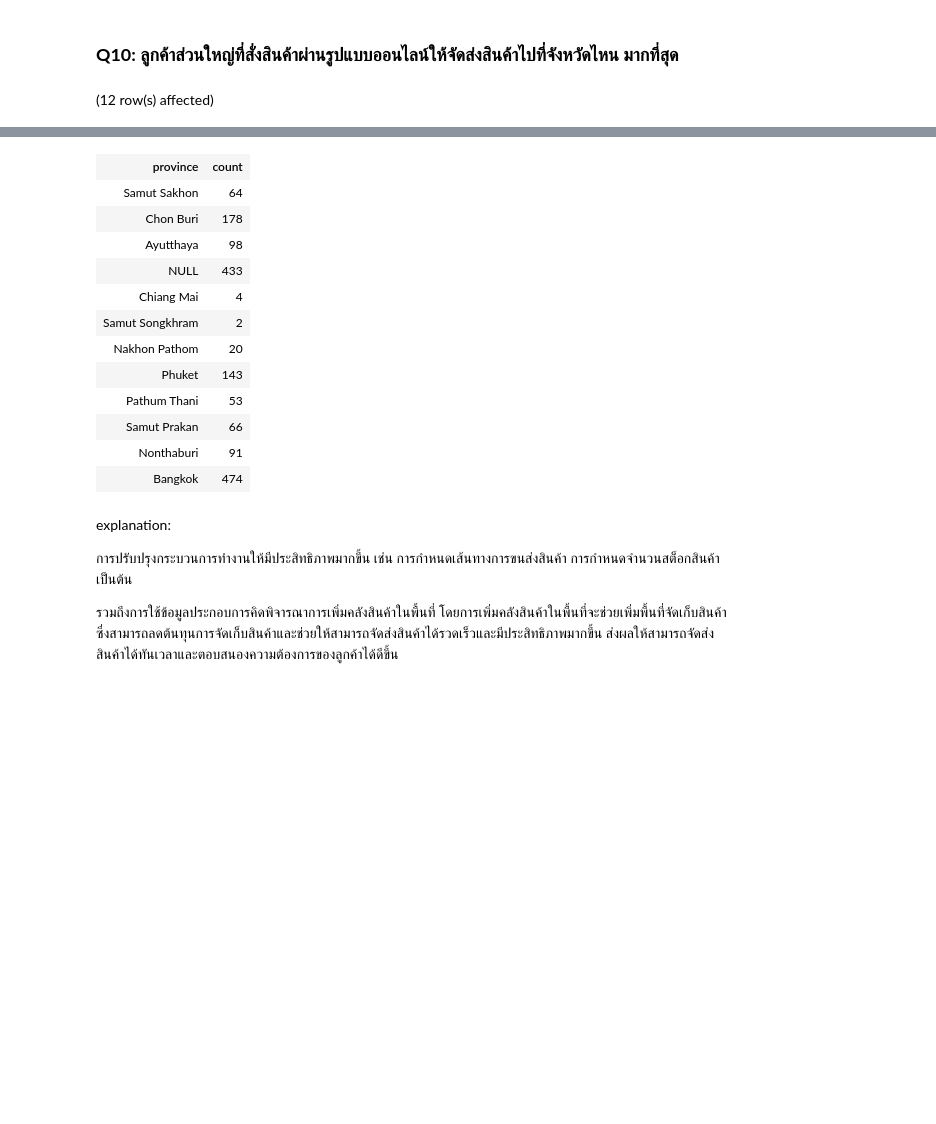
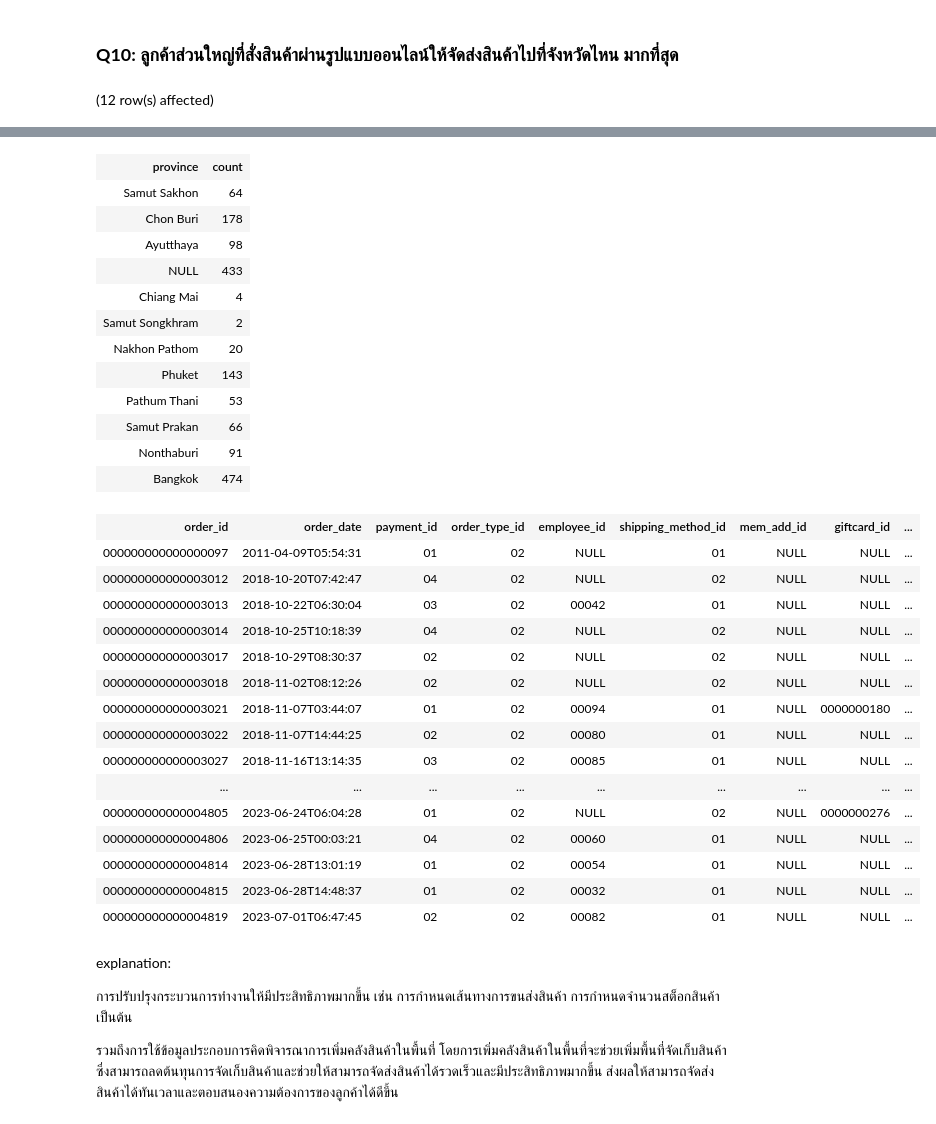
Before and after one commit to punnnnnnnnn/DB-IKEA, a Jupyter notebook: report-db-ikea-hk.ipynb, the cells around one changed output, grey strips where cells are left out. Saved outputs shown, nothing was run; the diff lists cells and outputs as text; code cells hidden in the pictures; blank space fills up the shorter version.

```diff
--- a/report-db-ikea-hk.ipynb
+++ b/report-db-ikea-hk.ipynb
@@ -535,5 +527,9 @@ LEFT JOIN public."Address" a ON a."address_id" = ma."address_id"
 WHERE o."order_type_id" = '02'
     --AND o.mem_add_id IS NULL
 GROUP BY a."province";
+
+SELECT * FROM public."Order"
+WHERE order_type_id = '02'
+    AND mem_add_id IS NULL
 # %% [output]
 (12 row(s) affected)
@@ -541,16 +538,32 @@ Total execution time: 00:00:00.003
 | province | count |
 | Samut Sakhon | 64 |
 | Chon Buri | 178 |
 | Ayutthaya | 98 |
 | NULL | 433 |
 | Chiang Mai | 4 |
 | Samut Songkhram | 2 |
 | Nakhon Pathom | 20 |
 | Phuket | 143 |
 | Pathum Thani | 53 |
 | Samut Prakan | 66 |
 | Nonthaburi | 91 |
 | Bangkok | 474 |
+| order_id | order_date | payment_id | order_type_id | employee_id | shipping_method_id | mem_add_id | giftcard_id | ... |
+| 000000000000000097 | 2011-04-09T05:54:31 | 01 | 02 | NULL | 01 | NULL | NULL | ... |
+| 000000000000003012 | 2018-10-20T07:42:47 | 04 | 02 | NULL | 02 | NULL | NULL | ... |
+| 000000000000003013 | 2018-10-22T06:30:04 | 03 | 02 | 00042 | 01 | NULL | NULL | ... |
+| 000000000000003014 | 2018-10-25T10:18:39 | 04 | 02 | NULL | 02 | NULL | NULL | ... |
+| 000000000000003017 | 2018-10-29T08:30:37 | 02 | 02 | NULL | 02 | NULL | NULL | ... |
+| 000000000000003018 | 2018-11-02T08:12:26 | 02 | 02 | NULL | 02 | NULL | NULL | ... |
+| 000000000000003021 | 2018-11-07T03:44:07 | 01 | 02 | 00094 | 01 | NULL | 0000000180 | ... |
+| 000000000000003022 | 2018-11-07T14:44:25 | 02 | 02 | 00080 | 01 | NULL | NULL | ... |
+| 000000000000003027 | 2018-11-16T13:14:35 | 03 | 02 | 00085 | 01 | NULL | NULL | ... |
+| ... | ... | ... | ... | ... | ... | ... | ... | ... |
+| 000000000000004805 | 2023-06-24T06:04:28 | 01 | 02 | NULL | 02 | NULL | 0000000276 | ... |
+| 000000000000004806 | 2023-06-25T00:03:21 | 04 | 02 | 00060 | 01 | NULL | NULL | ... |
+| 000000000000004814 | 2023-06-28T13:01:19 | 01 | 02 | 00054 | 01 | NULL | NULL | ... |
+| 000000000000004815 | 2023-06-28T14:48:37 | 01 | 02 | 00032 | 01 | NULL | NULL | ... |
+| 000000000000004819 | 2023-07-01T06:47:45 | 02 | 02 | 00082 | 01 | NULL | NULL | ... |
 # %% [markdown]
 explanation:
 
```
Also changed, not shown: parts of 2 cells of this notebook.
